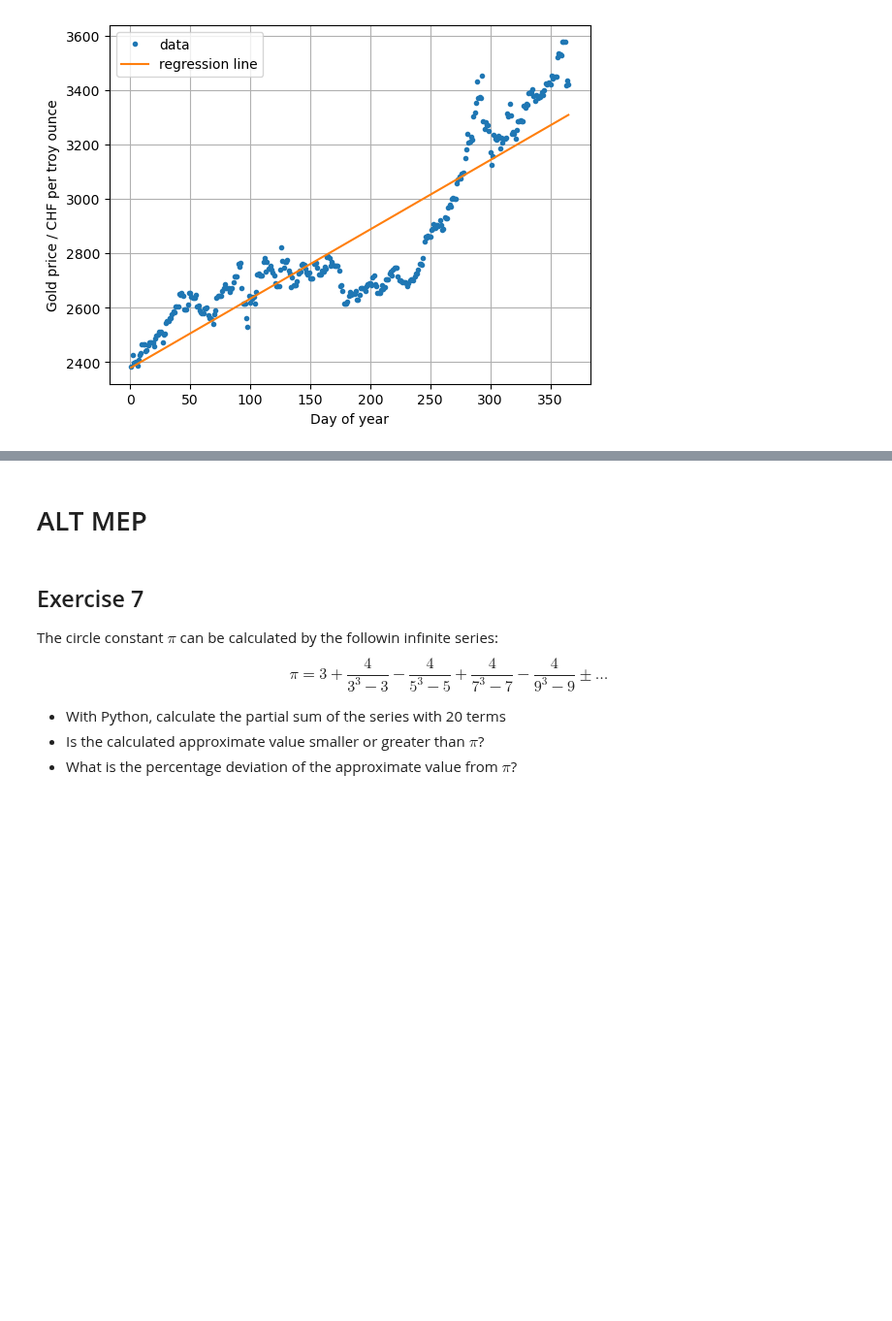
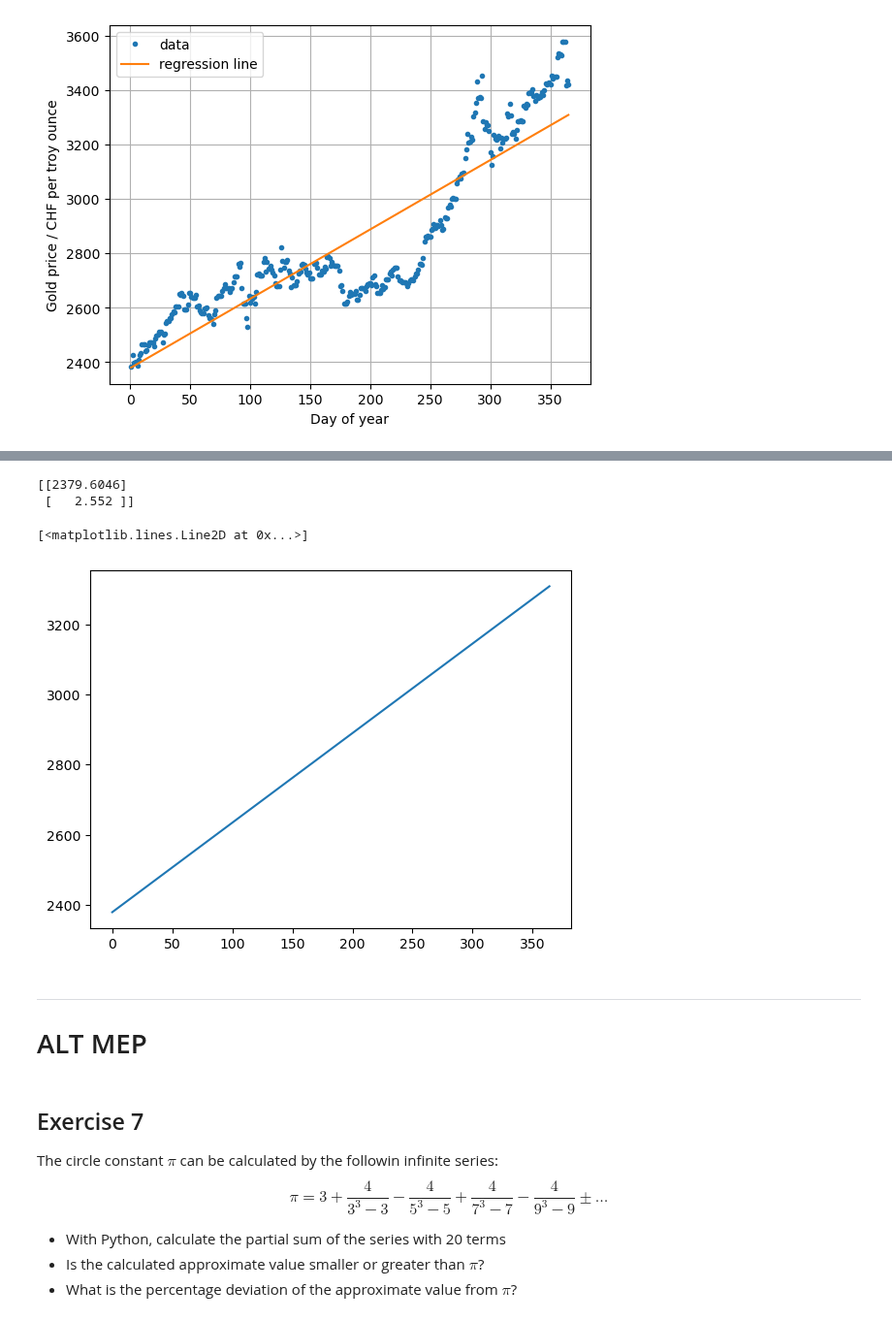
Before and after one commit to matteofrongillo/HSLU, a Jupyter notebook: 4. Semester/Linear Algebra/linear_algebra_python_exam_solutions_with_data/linear_algebra_python_exam_solutions.ipynb, the cells around one changed output, grey strips where cells are left out. Shown at 97% size. Drawn from its saved outputs; the diff is of its cells as text; code cells hidden in the pictures; blank space fills up the shorter version.

```diff
--- a/4. Semester/Linear Algebra/linear_algebra_python_exam_solutions_with_data/linear_algebra_python_exam_solutions.ipynb
+++ b/4. Semester/Linear Algebra/linear_algebra_python_exam_solutions_with_data/linear_algebra_python_exam_solutions.ipynb
@@ -510,4 +527,22 @@ a1: 2.5519604785513152
+# %%
+# c
+k = np.arange(2)
+k.shape = [1,2]
+V = x**k
+a = la.lstsq(V,y)[0]
+print(a)
+# %% [output]
+[[2379.6046]
+ [   2.552 ]]
+# %%
+# d
+yp = a[0,0]+a[1,0]*x
+plt.plot(x,yp)
+# %% [output]
+[<matplotlib.lines.Line2D at 0x...>]
+[figure, added]
 # %% [markdown]
+---
 # ALT MEP
 # %% [markdown]
 ## Exercise 7
```
Also changed, not shown: parts of 11 cells of this notebook.
